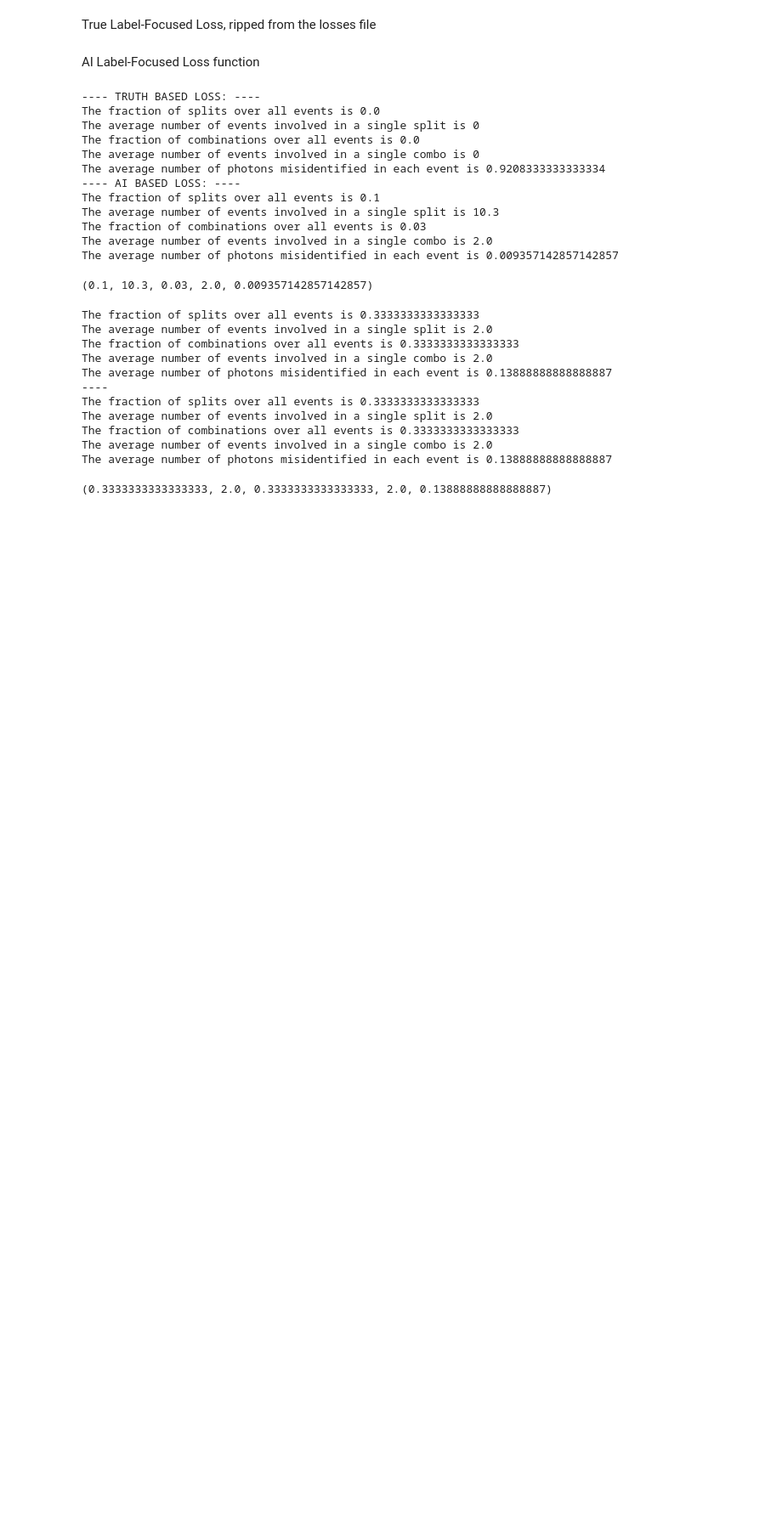
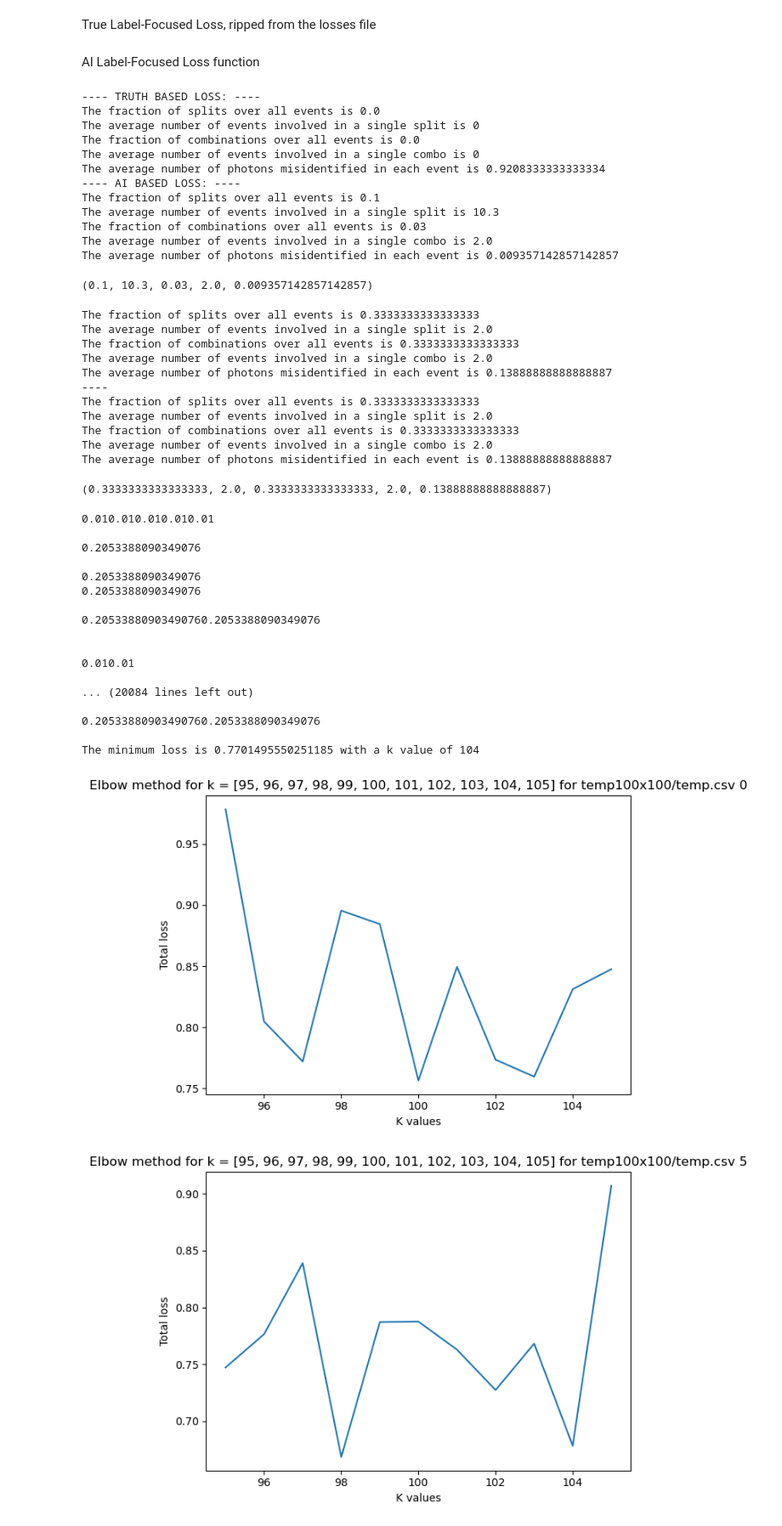
Before and after one commit to camilleqg/Downloads, a Jupyter notebook: kmeans.ipynb, the cells around one changed output. Shown at 85% size. Cells and saved outputs as stored; diff of their text form; code cells hidden in the pictures; blank space fills up the shorter version.

```diff
--- a/kmeans.ipynb
+++ b/kmeans.ipynb
@@ -361,10 +343,10 @@ The average number of photons misidentified in each event is 0.13888888888888887
 # %%
 # ELBOW METHOD
 
-def elbowmeth(int_range, datafile, iterations, pltfile, weighted = True):
+def elbowmeth(int_range, datafile, folder, iterations, pltfile, pltnum, weighted = True):
     '''will perform the elbow method on a given dataset for a given range of k integers and return the k value with the lowest loss, as well as the value of that loss
     and a plot demonstrating the loss'''
-    datafile, labelfile, sourcefile, ai_labelfile, centroidfile = labelmaker(filename = datafile)
+    datafile, labelfile, sourcefile, ai_labelfile, centroidfile = labelmaker(filename = datafile, folder = folder)
     data, labels, sources = readfiles(datafile, labelfile, sourcefile)
     scaler = MinMaxScaler(feature_range=(0,1))
     # scale coordinate data
@@ -384,14 +366,16 @@ def elbowmeth(int_range, datafile, iterations, pltfile, weighted = True):
         total_loss = np.dot(coeff, [avg_misIDs, frac_splits, frac_combos])
         total_losses.append(total_loss)
 
-    # generate plot
-    plt.figure()
-    plt.plot(int_range, total_losses)
-    plt.xlabel("K values")
-    plt.ylabel("Total loss")
-    plt.title(f"Elbow method for k = {int_range} for {datafile}")
-    plt.tight_layout()
-    plt.savefig(pltfile)
+    if pltnum%5 == 0:
+        #generate plot for every fifth iteration
+        plt.figure()
+        plt.plot(int_range, total_losses)
+        plt.xlabel("K values")
+        plt.ylabel("Total loss")
+        plt.title(f"Elbow method for k = {int_range} for {datafile} {pltnum}")
+        plt.tight_layout()
+        plt.savefig(pltfile)
+        print(f"{pltnum}% complete!")
 
     min_loss = np.min(total_losses)
     min_k = int_range[total_losses.index(min_loss)]
@@ -403,17 +387,37 @@ from segmentation_sim import new_parallel_sim # this only works if parsed argume
 # %%
 # big algo
 
 k_range = [95, 96, 97, 98, 99, 100, 101, 102, 103, 104, 105]
 
 bigLossFile = 'temp100x100/loss_totals.csv'
 columns = ['lowest kval', 'min loss']
 with open(bigLossFile, mode = 'w', newline = '') as wfile:
     writer = csv.writer(wfile)
-    writer.writerow(columns)
+    writer.writerow(columns) # write the columns into the loss file to begin with
 
-for i in range(100):
-    new_parallel_sim(100, 0, 5, folder = 'temp100x100', dataSaveID = 'temp')
-    min_loss, min_k = elbowmeth(k_range, datafile = 'temp100x100/temp', iterations = 100, pltfile = f'temp100x100/kvals_losses_{i}.png')
-    with open(bigLossFile, mode = 'w', newline = '') as wfile:
+for i in range(100): # 100 iterations to get good statistics
+    new_parallel_sim(100, 0, 5, folder = 'temp100x100', dataSaveID = 'temp') # generate data of 100 events, no noise, full density, using 5 cores for speed
+    min_loss, min_k = elbowmeth(k_range, datafile = 'temp', folder = 'temp100x100', iterations = 100, pltfile = f'temp100x100/kvals_losses_{i}.png', pltnum = i) # run elbow meth!
+    with open(bigLossFile, mode = 'w', newline = '') as wfile: # write in the best loss and best kval
         writer = csv.writer(wfile)
         writer.writerow([min_k, min_loss])
+# %% [output]
+0.010.010.010.010.01
+
+0.2053388090349076
+
+0.2053388090349076
+0.2053388090349076
+
+0.20533880903490760.2053388090349076
+
+
+0.010.01
+
+... (20084 lines left out)
+
+0.20533880903490760.2053388090349076
+
+The minimum loss is 0.7701495550251185 with a k value of 104
+[figure, added]
+[figure, added]
```
Also changed, not shown: parts of 4 cells of this notebook.
